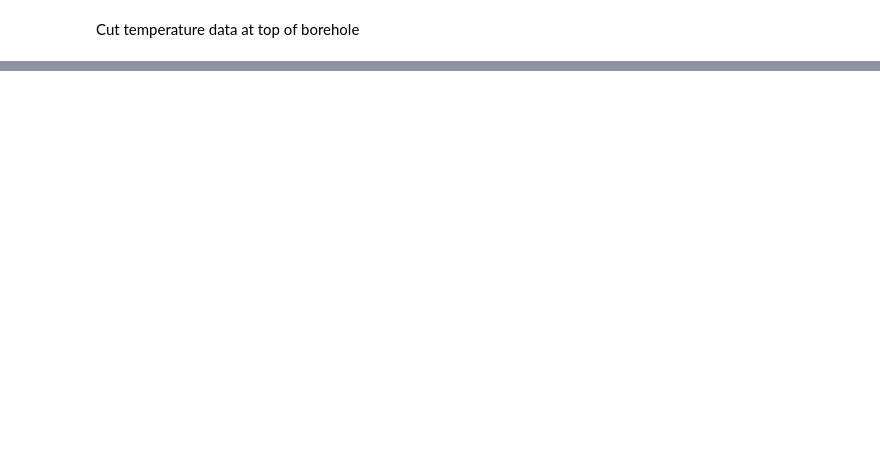
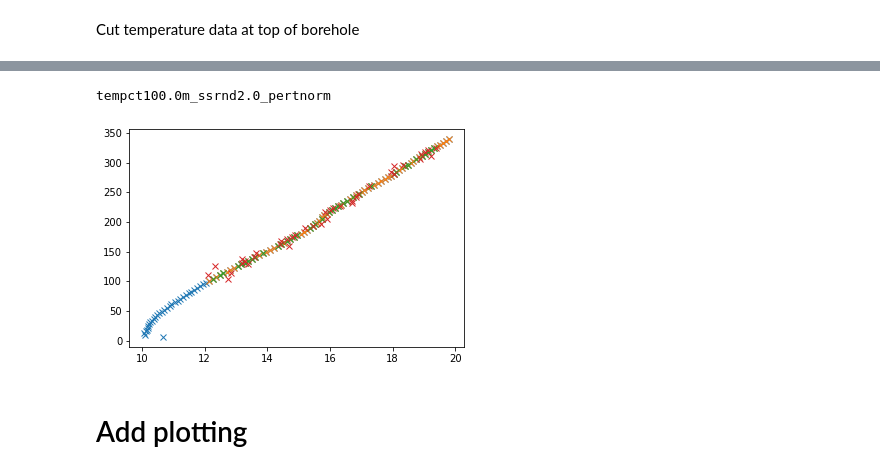
Before and after one commit to alex-dickinson/BoreFlow, a Jupyter notebook: examples/example1/Example1.ipynb, the cells around one changed output, grey strips where cells are left out. Drawn from its saved outputs; the diff is of its cells as text; code cells hidden in the pictures; blank space fills up the shorter version.

```diff
--- a/examples/example1/Example1.ipynb
+++ b/examples/example1/Example1.ipynb
@@ -59,0 +130,18 @@ finished
+# %%
+perturbsuffix = borehole.perturb_temperature(subsamplesuffix)
+
+print(perturbsuffix)
+# %% [output]
+tempct100.0m_ssrnd2.0_pertnorm
+# %%
+# Plot to show perturbed data
+plt.plot(getattr(borehole.data.borehole, loadsuffix).T, getattr(borehole.data.borehole, loadsuffix).z, 'x')
+plt.plot(getattr(borehole.data.borehole, cutsuffix).T, getattr(borehole.data.borehole, cutsuffix).z, 'x')
+plt.plot(getattr(borehole.data.borehole, subsamplesuffix).T, getattr(borehole.data.borehole, subsamplesuffix).z, 'x')
+plt.plot(getattr(borehole.data.borehole, perturbsuffix).T, getattr(borehole.data.borehole, perturbsuffix).z, 'x')
+
+plt.show()
+# %% [output]
+[figure, added]
+# %% [markdown]
+# Add plotting
```
Also changed, not shown: parts of 12 cells of this notebook, 3 other files.
